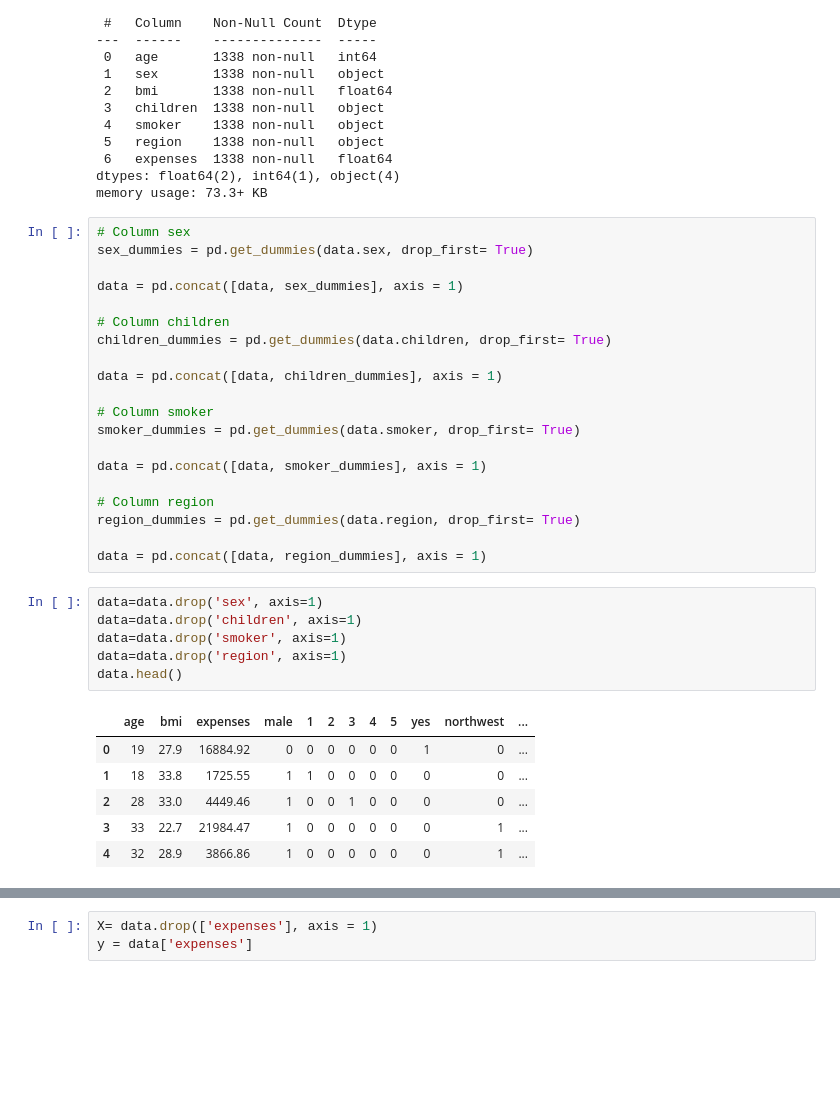
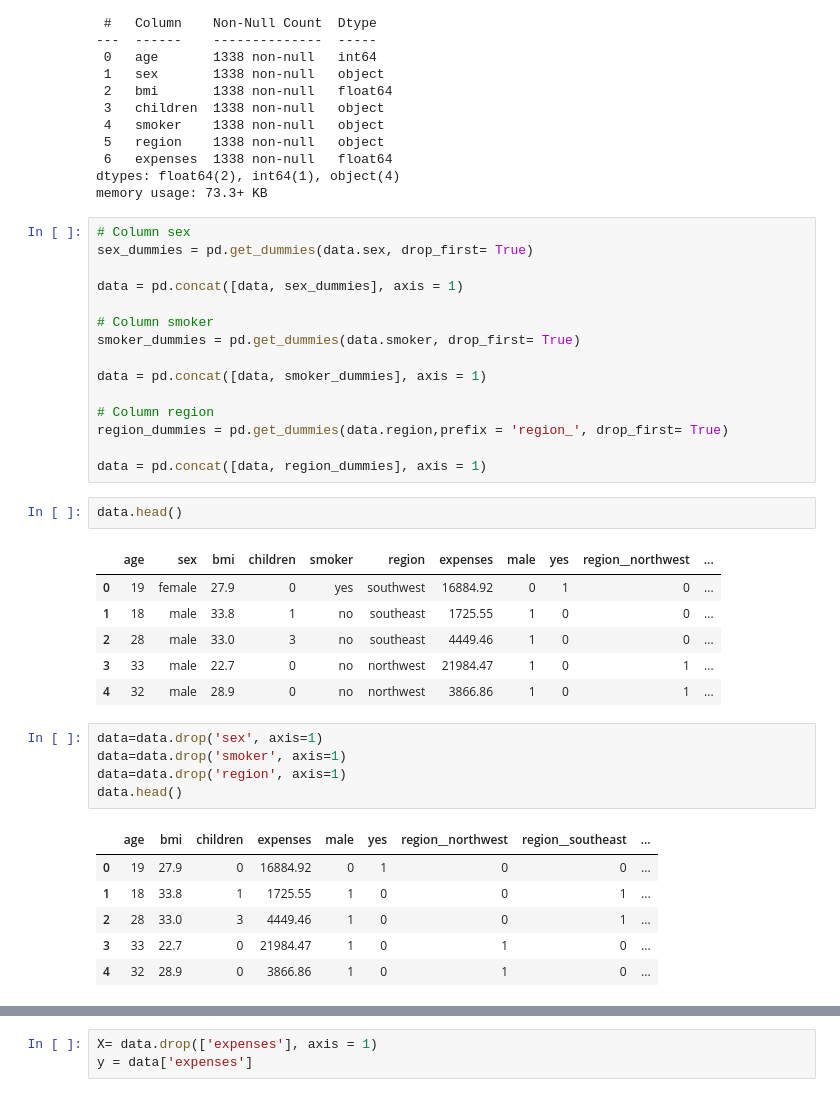
Before and after one commit to Sushil-Deore/Fault_prediction, a Jupyter notebook: Insurance Premium Prediction.ipynb, the cells around one changed output, grey strips where cells are left out. Drawn from its saved outputs; the diff is of its cells as text; blank space fills up the shorter version.

```diff
--- a/Insurance Premium Prediction.ipynb
+++ b/Insurance Premium Prediction.ipynb
@@ -375,11 +375,6 @@ memory usage: 73.3+ KB
 sex_dummies = pd.get_dummies(data.sex, drop_first= True)
 
 data = pd.concat([data, sex_dummies], axis = 1)
-
-# Column children
-children_dummies = pd.get_dummies(data.children, drop_first= True)
-
-data = pd.concat([data, children_dummies], axis = 1)
 
 # Column smoker
 smoker_dummies = pd.get_dummies(data.smoker, drop_first= True)
@@ -387,20 +382,28 @@ smoker_dummies = pd.get_dummies(data.smoker, drop_first= True)
 data = pd.concat([data, smoker_dummies], axis = 1)
 
 # Column region
-region_dummies = pd.get_dummies(data.region, drop_first= True)
+region_dummies = pd.get_dummies(data.region,prefix = 'region_', drop_first= True)
 
 data = pd.concat([data, region_dummies], axis = 1)
+# %%
+data.head()
+# %% [output]
+|  | age | sex | bmi | children | smoker | region | expenses | male | yes | region__northwest | ... |
+| 0 | 19 | female | 27.9 | 0 | yes | southwest | 16884.92 | 0 | 1 | 0 | ... |
+| 1 | 18 | male | 33.8 | 1 | no | southeast | 1725.55 | 1 | 0 | 0 | ... |
+| 2 | 28 | male | 33.0 | 3 | no | southeast | 4449.46 | 1 | 0 | 0 | ... |
+| 3 | 33 | male | 22.7 | 0 | no | northwest | 21984.47 | 1 | 0 | 1 | ... |
+| 4 | 32 | male | 28.9 | 0 | no | northwest | 3866.86 | 1 | 0 | 1 | ... |
 # %%
 data=data.drop('sex', axis=1)
-data=data.drop('children', axis=1)
 data=data.drop('smoker', axis=1)
 data=data.drop('region', axis=1)
 data.head()
 # %% [output]
-|  | age | bmi | expenses | male | 1 | 2 | 3 | 4 | 5 | yes | northwest | ... |
-| 0 | 19 | 27.9 | 16884.92 | 0 | 0 | 0 | 0 | 0 | 0 | 1 | 0 | ... |
-| 1 | 18 | 33.8 | 1725.55 | 1 | 1 | 0 | 0 | 0 | 0 | 0 | 0 | ... |
-| 2 | 28 | 33.0 | 4449.46 | 1 | 0 | 0 | 1 | 0 | 0 | 0 | 0 | ... |
-| 3 | 33 | 22.7 | 21984.47 | 1 | 0 | 0 | 0 | 0 | 0 | 0 | 1 | ... |
-| 4 | 32 | 28.9 | 3866.86 | 1 | 0 | 0 | 0 | 0 | 0 | 0 | 1 | ... |
+|  | age | bmi | children | expenses | male | yes | region__northwest | region__southeast | ... |
+| 0 | 19 | 27.9 | 0 | 16884.92 | 0 | 1 | 0 | 0 | ... |
+| 1 | 18 | 33.8 | 1 | 1725.55 | 1 | 0 | 0 | 1 | ... |
+| 2 | 28 | 33.0 | 3 | 4449.46 | 1 | 0 | 0 | 1 | ... |
+| 3 | 33 | 22.7 | 0 | 21984.47 | 1 | 0 | 1 | 0 | ... |
+| 4 | 32 | 28.9 | 0 | 3866.86 | 1 | 0 | 1 | 0 | ... |
 # %%
```
Also changed, not shown: parts of 29 cells of this notebook, 4 other files.
